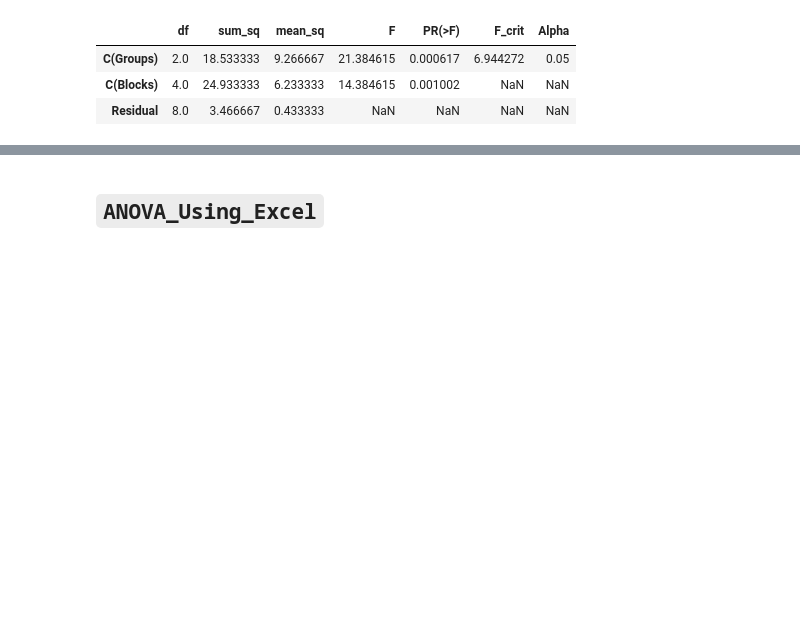
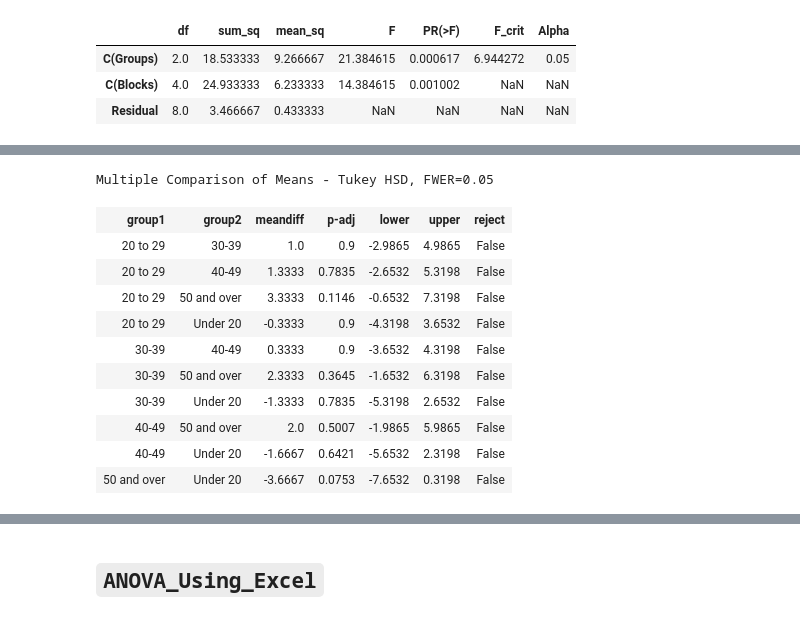
Before and after one commit to raj-shr-git/Statistical_testing_python, a Jupyter notebook: Stats_Practice.ipynb, the cells around one changed output, grey strips where cells are left out. Saved outputs shown, nothing was run; the diff lists cells and outputs as text; code cells hidden in the pictures; blank space fills up the shorter version.

```diff
--- a/Stats_Practice.ipynb
+++ b/Stats_Practice.ipynb
@@ -3134,0 +3206,15 @@ prosthetic_anova_table_two_way
+# %%
+prosthetic_tuky_rows.summary()
+# %% [output]
+Multiple Comparison of Means - Tukey HSD, FWER=0.05
+| group1 | group2 | meandiff | p-adj | lower | upper | reject |
+| 20 to 29 | 30-39 | 1.0 | 0.9 | -2.9865 | 4.9865 | False |
+| 20 to 29 | 40-49 | 1.3333 | 0.7835 | -2.6532 | 5.3198 | False |
+| 20 to 29 | 50 and over | 3.3333 | 0.1146 | -0.6532 | 7.3198 | False |
+| 20 to 29 | Under 20 | -0.3333 | 0.9 | -4.3198 | 3.6532 | False |
+| 30-39 | 40-49 | 0.3333 | 0.9 | -3.6532 | 4.3198 | False |
+| 30-39 | 50 and over | 2.3333 | 0.3645 | -1.6532 | 6.3198 | False |
+| 30-39 | Under 20 | -1.3333 | 0.7835 | -5.3198 | 2.6532 | False |
+| 40-49 | 50 and over | 2.0 | 0.5007 | -1.9865 | 5.9865 | False |
+| 40-49 | Under 20 | -1.6667 | 0.6421 | -5.6532 | 2.3198 | False |
+| 50 and over | Under 20 | -3.6667 | 0.0753 | -7.6532 | 0.3198 | False |
```
Also changed, not shown: parts of 53 cells of this notebook, 1 other file.
